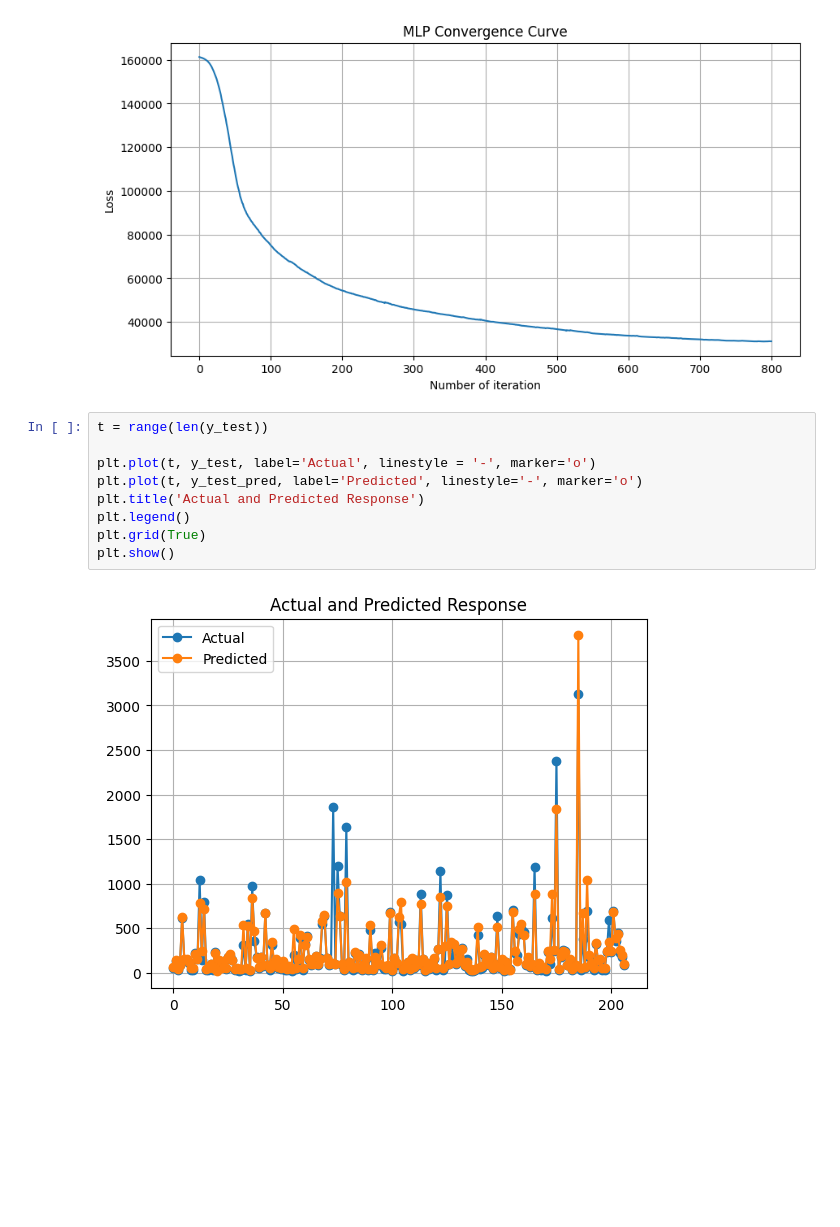
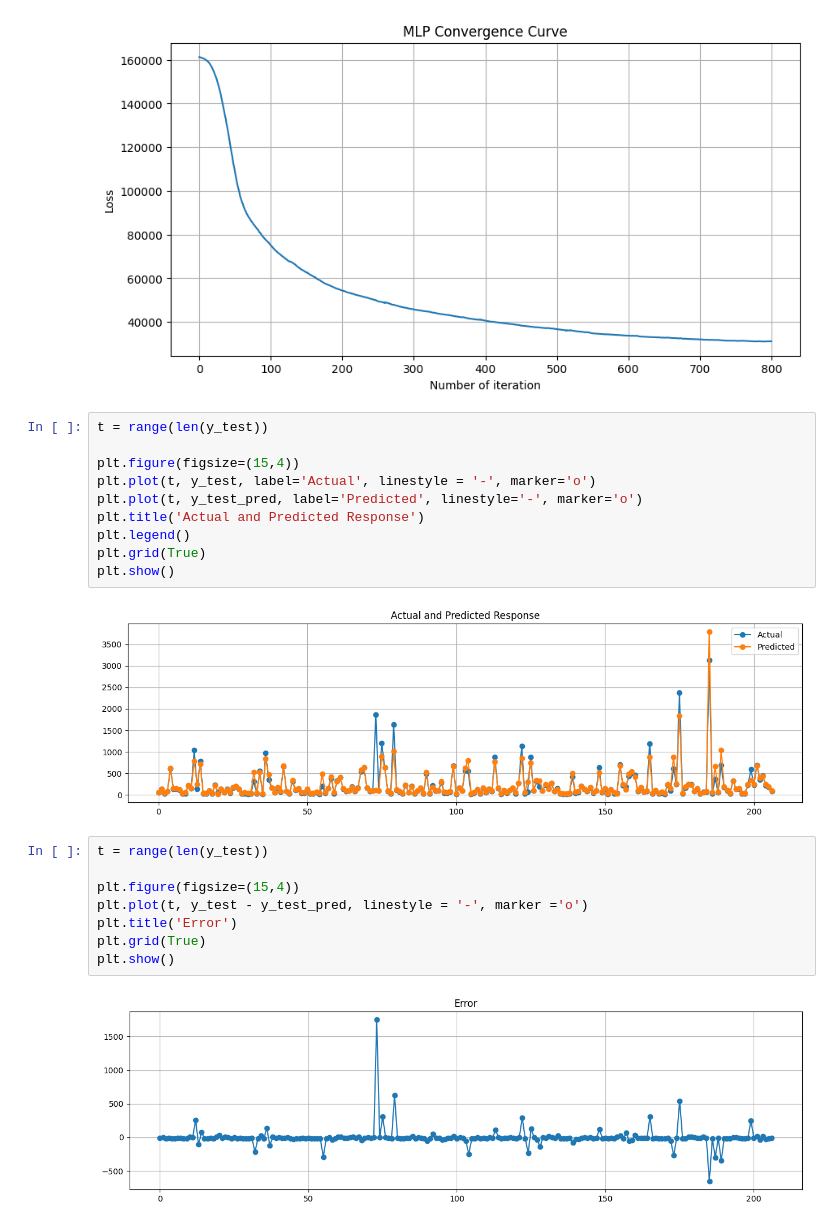
Before and after one commit to Jensen-Phetchampa/Artificial-Neural-Network, a Jupyter notebook: ANN_example.ipynb, the cells around one changed output. Cells and saved outputs as stored; diff of their text form; blank space fills up the shorter version.

```diff
--- a/ANN_example.ipynb
+++ b/ANN_example.ipynb
@@ -64,11 +64,22 @@ plt.show()
 # %%
 t = range(len(y_test))
 
+plt.figure(figsize=(15,4))
 plt.plot(t, y_test, label='Actual', linestyle = '-', marker='o')
 plt.plot(t, y_test_pred, label='Predicted', linestyle='-', marker='o')
 plt.title('Actual and Predicted Response')
 plt.legend()
 plt.grid(True)
 plt.show()
 # %% [output]
-[figure, old version]
+[figure, new version]
+# %%
+t = range(len(y_test))
+
+plt.figure(figsize=(15,4))
+plt.plot(t, y_test - y_test_pred, linestyle = '-', marker ='o')
+plt.title('Error')
+plt.grid(True)
+plt.show()
+# %% [output]
+[figure, added]
```
